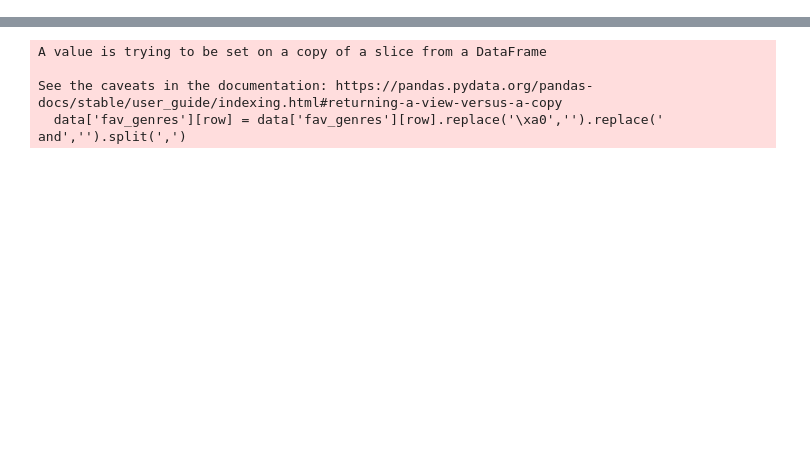
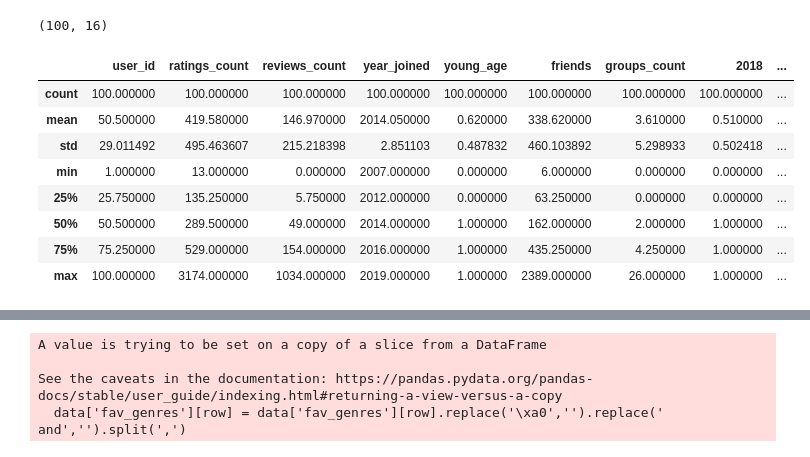
Before and after one commit to gladysmawarni/inferential-stat-goodreads, a Jupyter notebook: data_cleaning.ipynb, the cells around one changed output, grey strips where cells are left out. Saved outputs shown, nothing was run; the diff lists cells and outputs as text; code cells hidden in the pictures; blank space fills up the shorter version.

```diff
--- a/data_cleaning.ipynb
+++ b/data_cleaning.ipynb
@@ -12,3 +12,22 @@ data.head()
 | 2 | 3 | F | 114 | 4 | 2014 | 1 | Asia | 7 | Chick-lit, Contemporary, Ebooks, ... | ... |
 | 3 | 4 | F | 1265 | 630 | 2015 | 1 | Asia | 588 | Fantasy, Historical fiction, Mang... | ... |
 | 4 | 5 | F | 380 | 1 | 2014 | 0 | EU | 56 | Comics, Fantasy, Historical ficti... | ... |
+# %%
+# checking the shape of our data
+# 100 rows and 16 columns
+data.shape
+# %% [output]
+(100, 16)
+# %%
+# quick overview of what is inside each column
+data.describe()
+# %% [output]
+|  | user_id | ratings_count | reviews_count | year_joined | young_age | friends | groups_count | 2018 | ... |
+| count | 100.000000 | 100.000000 | 100.000000 | 100.000000 | 100.000000 | 100.000000 | 100.000000 | 100.000000 | ... |
+| mean | 50.500000 | 419.580000 | 146.970000 | 2014.050000 | 0.620000 | 338.620000 | 3.610000 | 0.510000 | ... |
+| std | 29.011492 | 495.463607 | 215.218398 | 2.851103 | 0.487832 | 460.103892 | 5.298933 | 0.502418 | ... |
+| min | 1.000000 | 13.000000 | 0.000000 | 2007.000000 | 0.000000 | 6.000000 | 0.000000 | 0.000000 | ... |
+| 25% | 25.750000 | 135.250000 | 5.750000 | 2012.000000 | 0.000000 | 63.250000 | 0.000000 | 0.000000 | ... |
+| 50% | 50.500000 | 289.500000 | 49.000000 | 2014.000000 | 1.000000 | 162.000000 | 2.000000 | 1.000000 | ... |
+| 75% | 75.250000 | 529.000000 | 154.000000 | 2016.000000 | 1.000000 | 435.250000 | 4.250000 | 1.000000 | ... |
+| max | 100.000000 | 3174.000000 | 1034.000000 | 2019.000000 | 1.000000 | 2389.000000 | 26.000000 | 1.000000 | ... |
```
Also changed, not shown: parts of 20 cells of this notebook, 5 other files.
